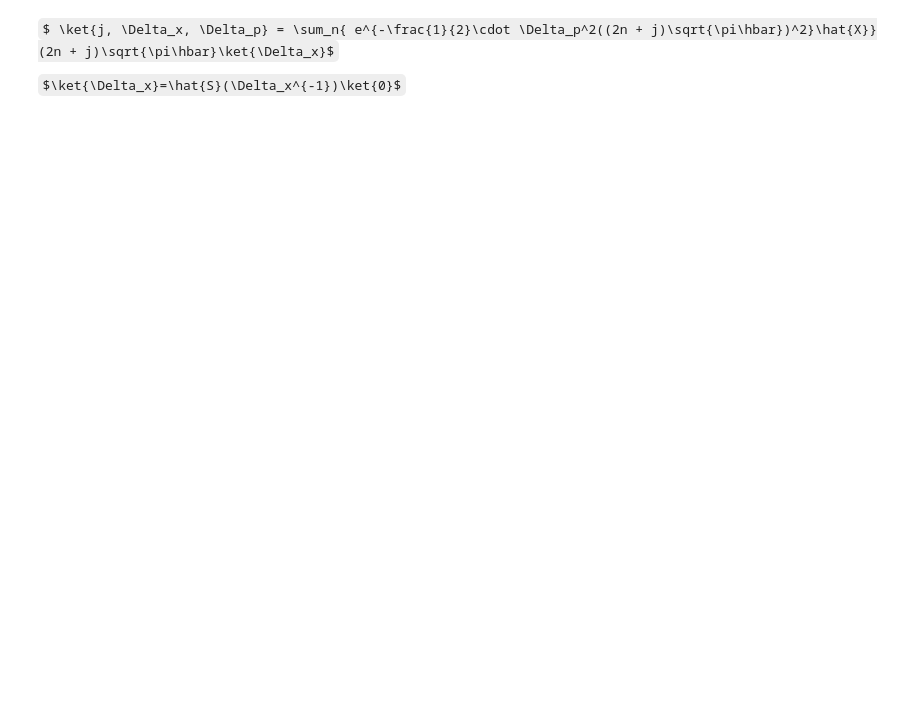
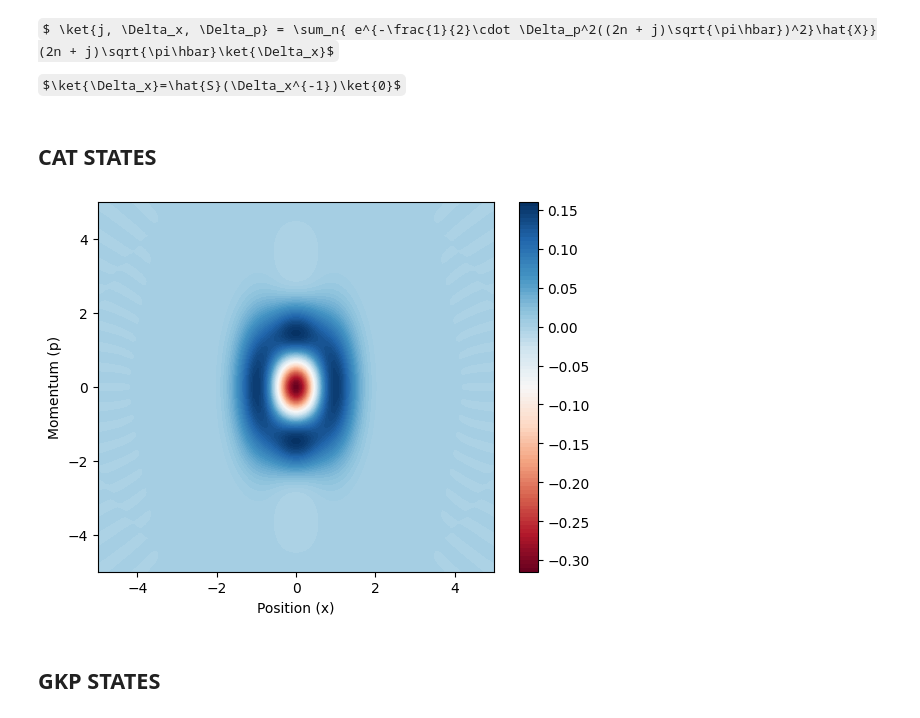
Before and after one commit to lhdarboe/Quantum-Information-Science-Project, a Jupyter notebook: GKP_LIVIA.ipynb, the cells around one changed output. Saved outputs shown, nothing was run; the diff lists cells and outputs as text; code cells hidden in the pictures; some formulas as TeX source; blank space fills up the shorter version.

```diff
--- a/GKP_LIVIA.ipynb
+++ b/GKP_LIVIA.ipynb
@@ -80,6 +80,15 @@ op = operator(n=N1)
 
 delta_x = 0.1
 delta_p = delta_x
+
+mu = 2
+
+x = np.linspace(-5, 5, 100)
+p = np.linspace(-5, 5, 100)
+
+x2 = np.linspace(-5, 5, 100)
+
+j = 1
 # %% [markdown]
 $ \ket{j, \Delta_x, \Delta_p} = \sum_n{ e^{-\frac{1}{2}\cdot \Delta_p^2((2n + j)\sqrt{\pi\hbar})^2}\hat{X}}(2n + j)\sqrt{\pi\hbar}\ket{\Delta_x}$
 
@@ -90,0 +102,23 @@ displacement = op.displacement_operator_x(s=0, p=1/delta_p)
+# %% [markdown]
+## CAT STATES
+# %%
+N = 60
+psi = coherent(N,alpha=1) - coherent(N,alpha=-1)
+
+sq = squeeze(N, z = 0.5)
+
+psi_sq = (sq * psi).unit()
+# %%
+
+W_3 = wigner(psi_sq, x, p)
+# %%
+import matplotlib.pyplot as plt
+plt.contourf(x, p, W_3, levels=100, cmap='RdBu')
+plt.xlabel("Position (x)")
+plt.ylabel("Momentum (p)")
+plt.colorbar()
+plt.show()
+# %% [output]
+[figure, added]
+# %% [markdown]
+## GKP STATES
```
Also changed, not shown: parts of 4 cells of this notebook.
